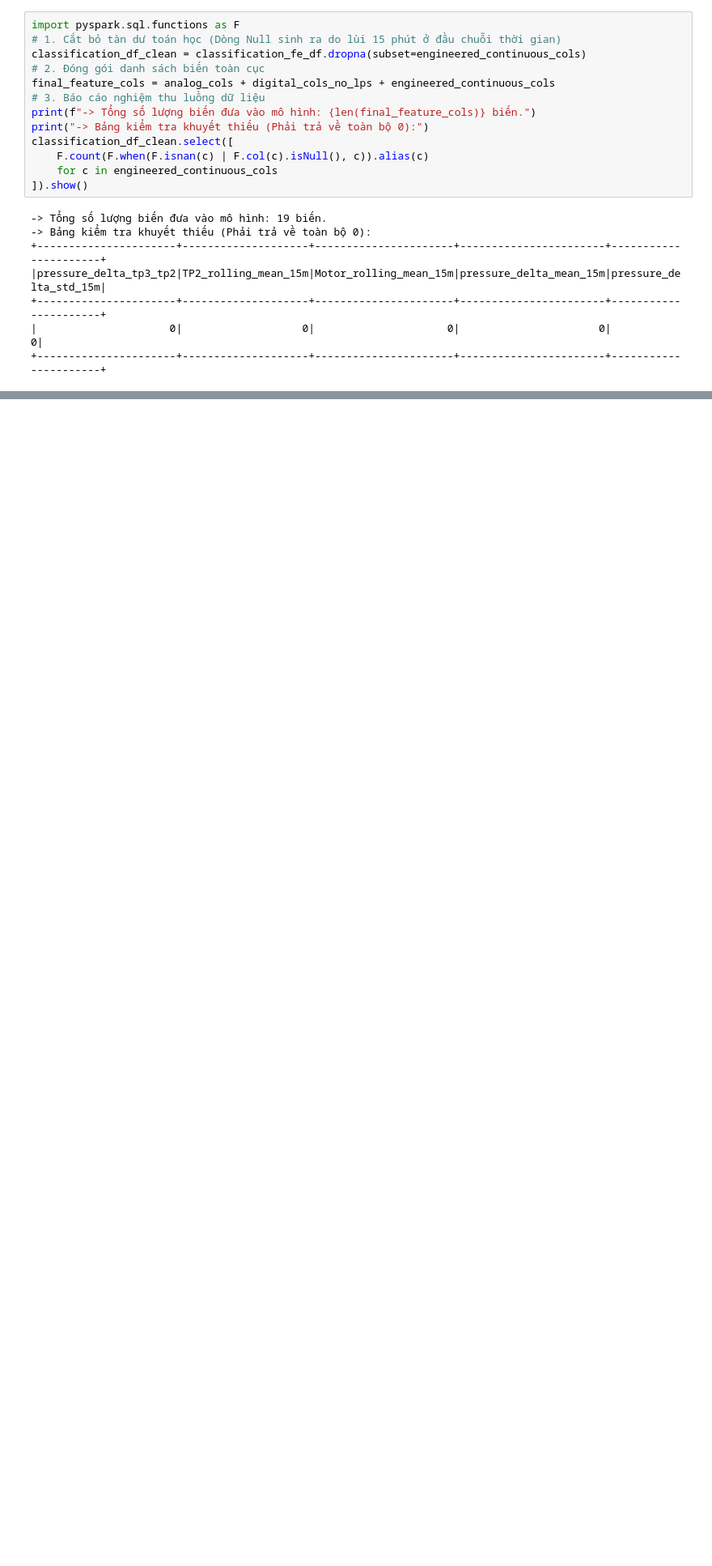
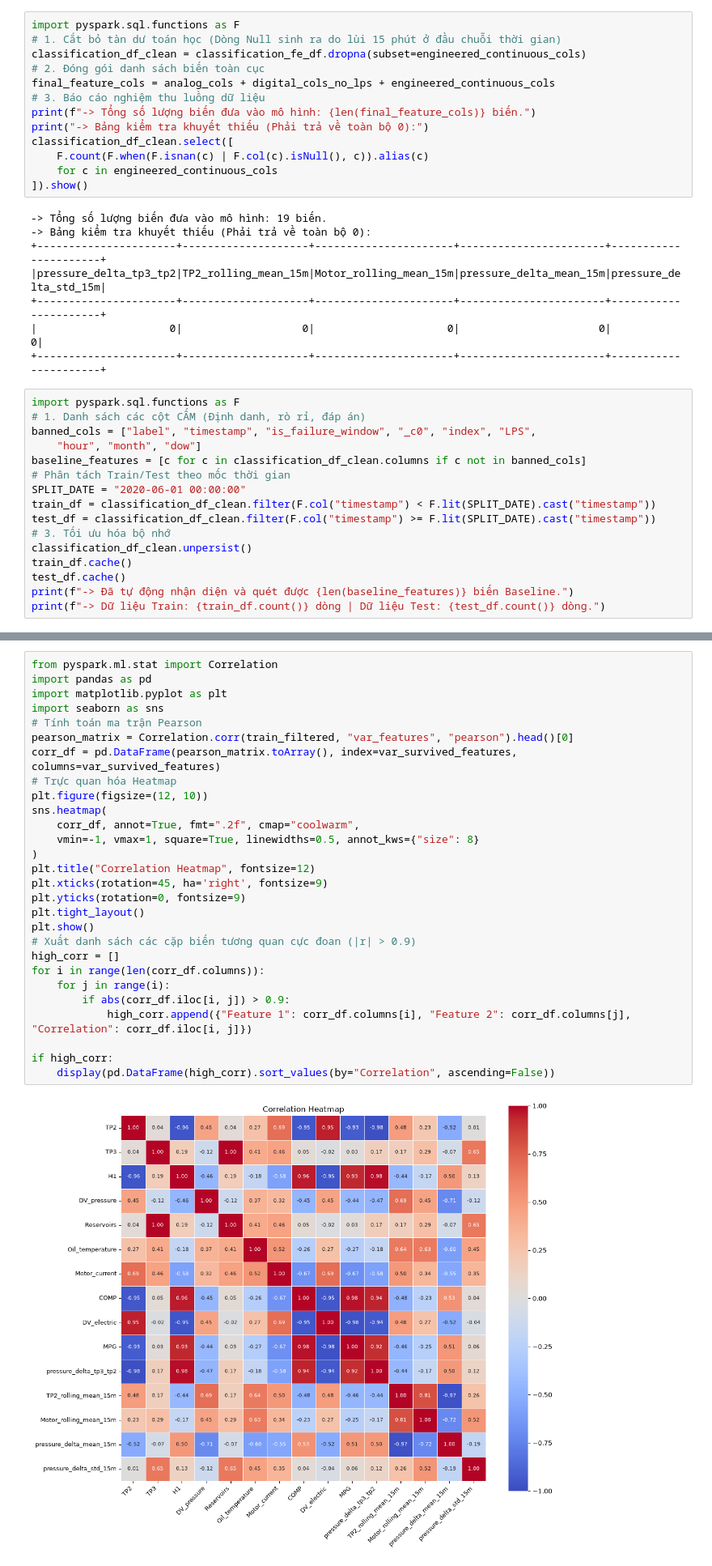
Before and after one commit to HoaiThu066/BIGDATA, a Jupyter notebook: sparkML/Classification/class_featuring.ipynb, the cells around one changed output, grey strips where cells are left out. Shown at 81% size. Drawn from its saved outputs; the diff is of its cells as text; blank space fills up the shorter version.

Commit message:
tiền xử lý classi

```diff
--- a/sparkML/Classification/class_featuring.ipynb
+++ b/sparkML/Classification/class_featuring.ipynb
@@ -176,3 +176,19 @@ classification_df_clean.select([
 +----------------------+--------------------+----------------------+-----------------------+----------------------+
 |                     0|                   0|                     0|                      0|                     0|
 +----------------------+--------------------+----------------------+-----------------------+----------------------+
+# %%
+import pyspark.sql.functions as F
+# 1. Danh sách các cột CẤM (Định danh, rò rỉ, đáp án)
+banned_cols = ["label", "timestamp", "is_failure_window", "_c0", "index", "LPS",
+    "hour", "month", "dow"]
+baseline_features = [c for c in classification_df_clean.columns if c not in banned_cols]
+# Phân tách Train/Test theo mốc thời gian
+SPLIT_DATE = "2020-06-01 00:00:00"
+train_df = classification_df_clean.filter(F.col("timestamp") < F.lit(SPLIT_DATE).cast("timestamp"))
+test_df = classification_df_clean.filter(F.col("timestamp") >= F.lit(SPLIT_DATE).cast("timestamp"))
+# 3. Tối ưu hóa bộ nhớ
+classification_df_clean.unpersist()
+train_df.cache()
+test_df.cache()
+print(f"-> Đã tự động nhận diện và quét được {len(baseline_features)} biến Baseline.")
+print(f"-> Dữ liệu Train: {train_df.count()} dòng | Dữ liệu Test: {test_df.count()} dòng.")
@@ -178,0 +239,30 @@ classification_df_clean.select([
+# %%
+from pyspark.ml.stat import Correlation
+import pandas as pd
+import matplotlib.pyplot as plt
+import seaborn as sns
+# Tính toán ma trận Pearson
+pearson_matrix = Correlation.corr(train_filtered, "var_features", "pearson").head()[0]
+corr_df = pd.DataFrame(pearson_matrix.toArray(), index=var_survived_features, columns=var_survived_features)
+# Trực quan hóa Heatmap
+plt.figure(figsize=(12, 10))
+sns.heatmap(
+    corr_df, annot=True, fmt=".2f", cmap="coolwarm",
+    vmin=-1, vmax=1, square=True, linewidths=0.5, annot_kws={"size": 8}
+)
+plt.title("Correlation Heatmap", fontsize=12)
+plt.xticks(rotation=45, ha='right', fontsize=9)
+plt.yticks(rotation=0, fontsize=9)
+plt.tight_layout()
+plt.show()
+# Xuất danh sách các cặp biến tương quan cực đoan (|r| > 0.9)
+high_corr = []
+for i in range(len(corr_df.columns)):
+    for j in range(i):
+        if abs(corr_df.iloc[i, j]) > 0.9:
+            high_corr.append({"Feature 1": corr_df.columns[i], "Feature 2": corr_df.columns[j], "Correlation": corr_df.iloc[i, j]})
+
+if high_corr:
+    display(pd.DataFrame(high_corr).sort_values(by="Correlation", ascending=False))
+# %% [output]
+[figure, added]
```
Also changed, not shown: parts of 3 cells of this notebook.
